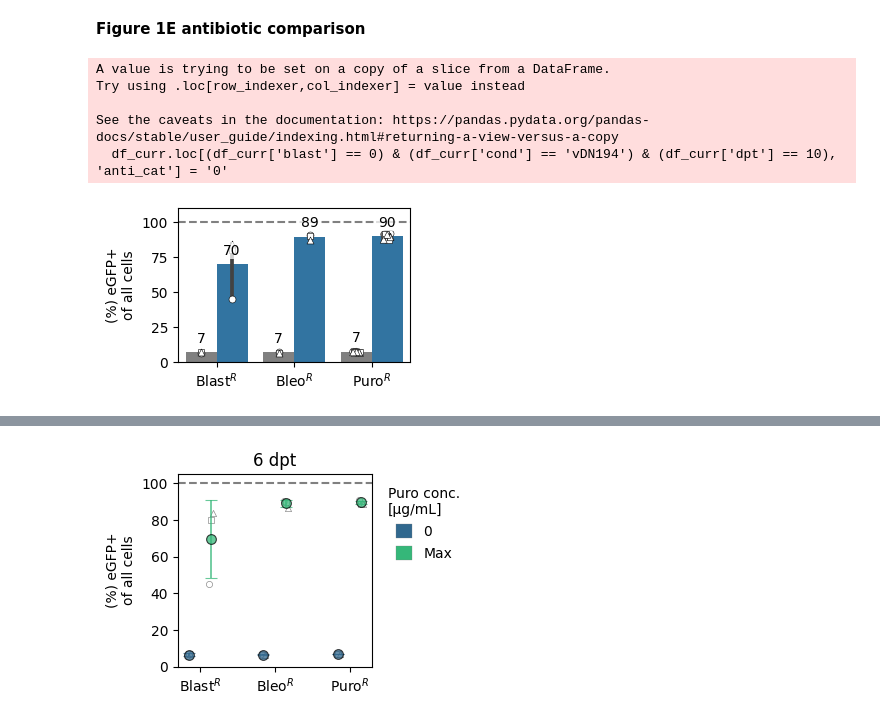
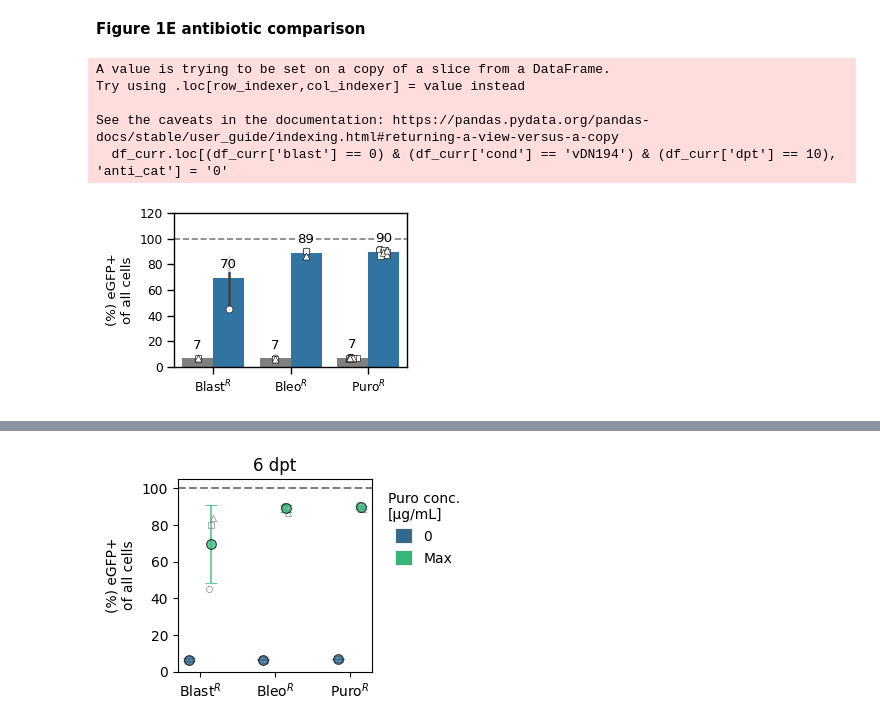
Before and after one commit to GallowayLabMIT/dasit_manuscript, a Jupyter notebook: Figure_1_intro/Figure_1_and_S1.ipynb, the cells around one changed output, grey strips where cells are left out. Drawn from its saved outputs; the diff is of its cells as text; code cells hidden in the pictures.

```diff
--- a/Figure_1_intro/Figure_1_and_S1.ipynb
+++ b/Figure_1_intro/Figure_1_and_S1.ipynb
@@ -858,32 +1159,32 @@ for (j, rep) in enumerate(df_curr.rep.unique()):
         palette={hue:'white' for hue in hue_order}, size=5,
         edgecolor='black', linewidth=0.4,)
 
 
 # Formatting
 ax.yaxis.set_label_text('(%) eGFP+\nof all cells')
-ax.set_ylim((0, 110))
+ax.set_ylim((0, 120))
 
 ax.axhline(100, 0, 1, color='grey', linestyle='--')
 ax.set_xlabel('')
 ax.set_xticklabels(label_map[l] for l in order)
 
 # Remove existing legend
 if ax.get_legend() is not None:
     ax.get_legend().remove()
 
 # Add barplot labels
 for sub_ax in plt.gcf().get_axes():
     for i in sub_ax.containers:
         bar_labels = sub_ax.bar_label(i, fmt='%0.0f', padding=5)
         for label in bar_labels:
             label.set_bbox(dict(facecolor='white', alpha=0.75, linewidth=0, pad=1))
 
 plottitle = 'Figure_1E_antibiotic_markers.svg'
 plt.savefig(rd.outfile(output_path/plottitle),bbox_inches='tight')
 # %% [output]
 A value is trying to be set on a copy of a slice from a DataFrame.
 Try using .loc[row_indexer,col_indexer] = value instead
 
 See the caveats in the documentation: https://pandas.pydata.org/pandas-docs/stable/user_guide/indexing.html#returning-a-view-versus-a-copy
   df_curr.loc[(df_curr['blast'] == 0) & (df_curr['cond'] == 'vDN194') & (df_curr['dpt'] == 10), 'anti_cat'] = '0'
-[figure, old version]
+[figure, new version]
```
Also changed, not shown: parts of 4 cells of this notebook, 8 other files.
